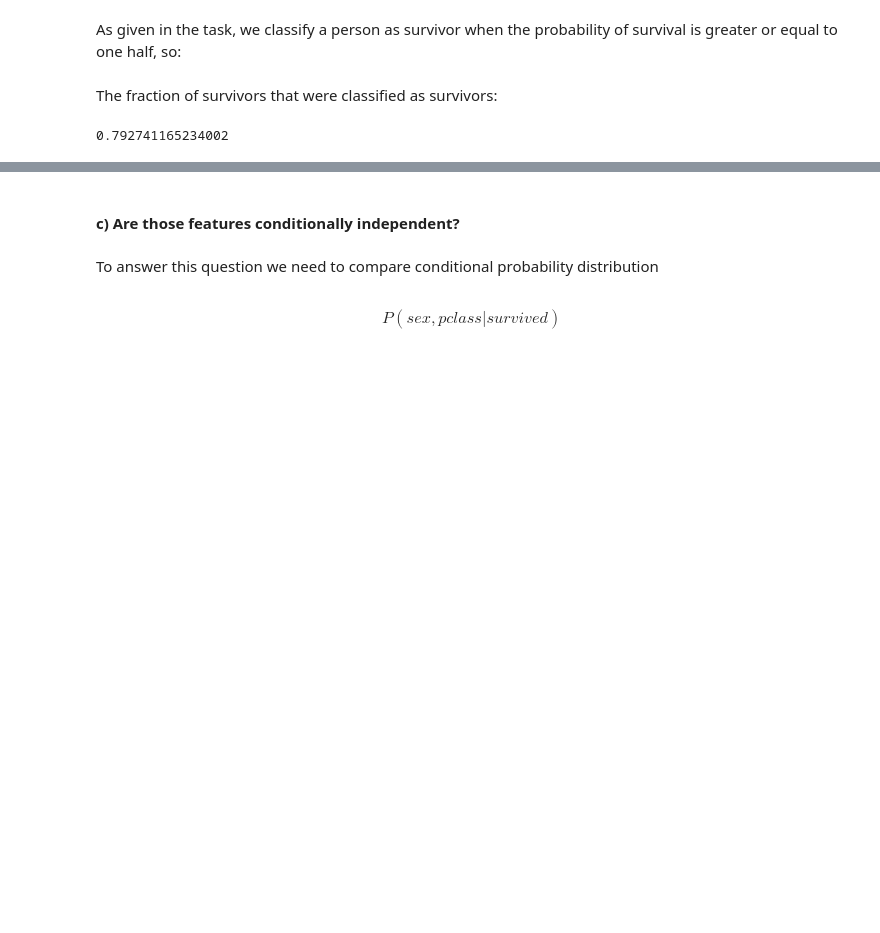
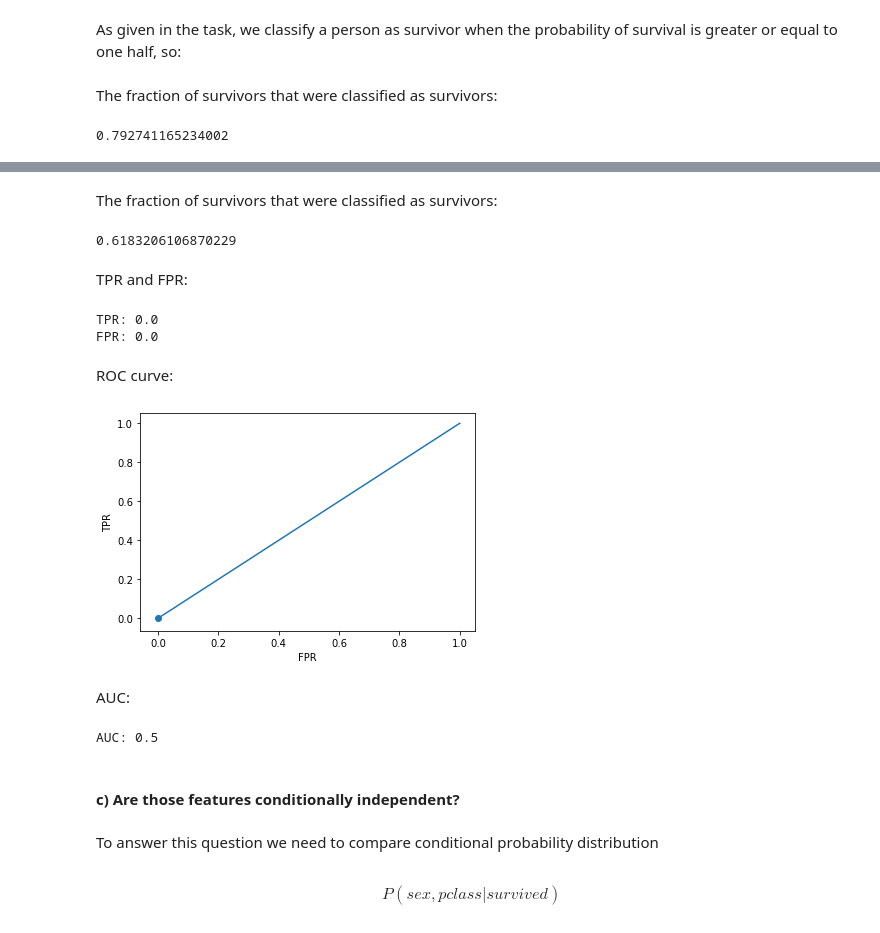
Before and after one commit to Machine-Learning-Gwinner-Rymut/MachineLearning, a Jupyter notebook: Assignments/Titanic/titanic_naive_bayes.ipynb, the cells around one changed output, grey strips where cells are left out. Cells and saved outputs as stored; diff of their text form; code cells hidden in the pictures; blank space fills up the shorter version.

```diff
--- a/Assignments/Titanic/titanic_naive_bayes.ipynb
+++ b/Assignments/Titanic/titanic_naive_bayes.ipynb
@@ -405,0 +462,5 @@ The fraction of survivors that were classified as survivors:
+# %%
+test_p_surv_cond_sex_pclass = pd.Series(0,index=test_counts.index)
+for survived, sex, pclass in test_counts.index:
+    p = test_counts.loc[survived, sex, pclass]/by_sex_class.loc[sex, pclass]
+    p_surv_cond_sex_pclass.loc[(survived, sex, pclass)] = p
@@ -405,0 +469,2 @@ The fraction of survivors that were classified as survivors:
+# %%
+test_survived_real = test_data_selected['survived']
@@ -405,0 +473,2 @@ The fraction of survivors that were classified as survivors:
+# %%
+test_surv_probs = calc_surv_probs(test_p_surv_cond_sex_pclass, test_data_selected, ['sex', 'pclass'])
@@ -406,3 +477,37 @@ The fraction of survivors that were classified as survivors:
+# %% [markdown]
+The fraction of survivors that were classified as survivors:
+# %%
+(test_survived_real==test_surv_probs_classified).sum()/test_n_passengers
+# %% [output]
+0.6183206106870229
+# %% [markdown]
+TPR and FPR:
+# %%
+test_tpr, test_fpr = tpr_fpr(test_survived_real, test_surv_probs_classified)
+print("TPR: "+str(test_tpr))
+print("FPR: "+str(test_fpr))
+# %% [output]
+TPR: 0.0
+FPR: 0.0
+# %% [markdown]
+ROC curve:
+# %%
+test_fprs, test_tprs, test_thds = roc_curve(test_survived_real, test_surv_probs)
+
+plt.scatter([test_fpr], [test_tpr])
+plt.plot(test_fprs, test_tprs)
+plt.xlabel("FPR")
+plt.ylabel("TPR")
+plt.show()
+# %% [output]
+[figure, added]
+# %% [markdown]
+AUC:
+# %%
+auc = roc_auc_score(test_survived_real, test_surv_probs)
+print("AUC: "+str(auc))
+# %% [output]
+AUC: 0.5
 # %% [markdown]
 #### c) Are those features conditionally independent?
 # %% [markdown]
```
Also changed, not shown: parts of 48 cells of this notebook.
